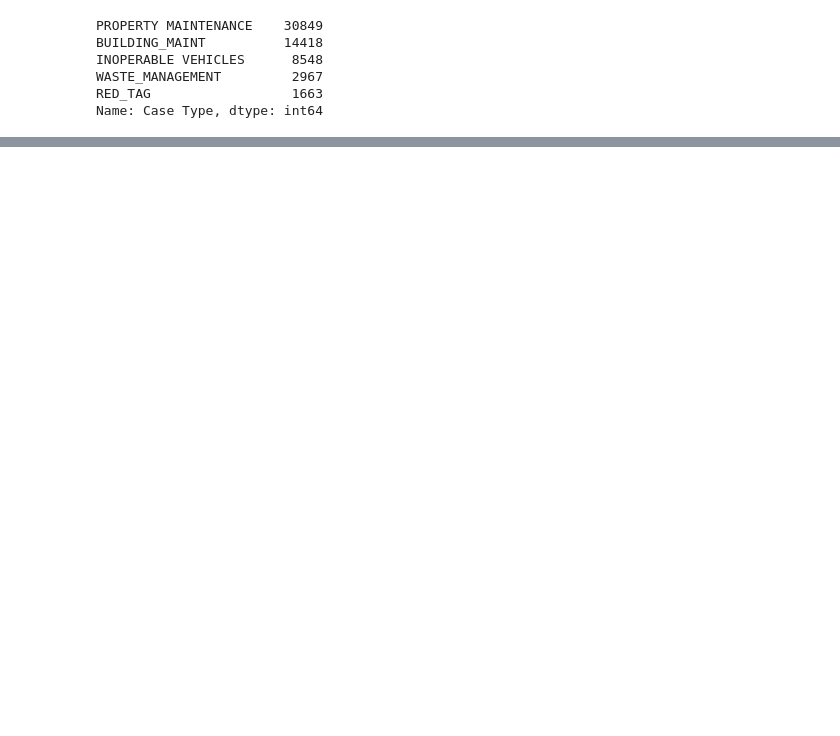
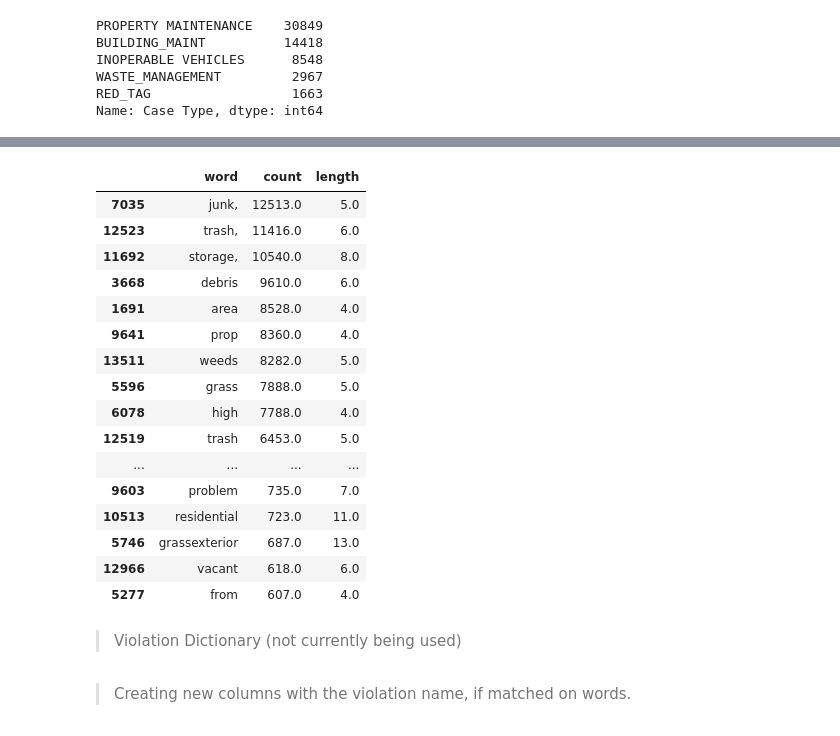
Before and after one commit to shrutijalewar/data-question-2-xtreme-united, a Jupyter notebook: DataQuestion2.ipynb, the cells around one changed output, grey strips where cells are left out. Cells and saved outputs as stored; diff of their text form; code cells hidden in the pictures; blank space fills up the shorter version.

```diff
--- a/DataQuestion2.ipynb
+++ b/DataQuestion2.ipynb
@@ -956,0 +1000,4 @@ live_vi = pd.read_csv("")
+# %%
+live_vi_count = pd.read_csv('/Users/Justin/GIT/data-question-2-xtreme-united/live_violations_word_count.csv')
+live_vi_count.columns = ['word','count']
+live_vi_count.head(10)
@@ -956,0 +1016,30 @@ live_vi = pd.read_csv("")
+# %%
+live_vi_count = live_vi_count.sort_values('count',ascending = False)
+
+live_vi_count['length'] = live_vi_count.word.str.len()
+live_bool = live_vi_count['length'] > 3
+live_count = live_vi_count[live_bool == True]
+
+live_count.reset_index()
+
+live_count.head(10)
+# %% [output]
+|  | word | count | length |
+| 7035 | junk, | 12513.0 | 5.0 |
+| 12523 | trash, | 11416.0 | 6.0 |
+| 11692 | storage, | 10540.0 | 8.0 |
+| 3668 | debris | 9610.0 | 6.0 |
+| 1691 | area | 8528.0 | 4.0 |
+| 9641 | prop | 8360.0 | 4.0 |
+| 13511 | weeds | 8282.0 | 5.0 |
+| 5596 | grass | 7888.0 | 5.0 |
+| 6078 | high | 7788.0 | 4.0 |
+| 12519 | trash | 6453.0 | 5.0 |
+| ... | ... | ... | ... |
+| 9603 | problem | 735.0 | 7.0 |
+| 10513 | residential | 723.0 | 11.0 |
+| 5746 | grassexterior | 687.0 | 13.0 |
+| 12966 | vacant | 618.0 | 6.0 |
+| 5277 | from | 607.0 | 4.0 |
+# %% [markdown]
+>Violation Dictionary (not currently being used)
@@ -956,0 +1057,2 @@ live_vi = pd.read_csv("")
+# %% [markdown]
+> Creating new columns with the violation name, if matched on words.
```
Also changed, not shown: parts of 24 cells of this notebook, 3 other files.
